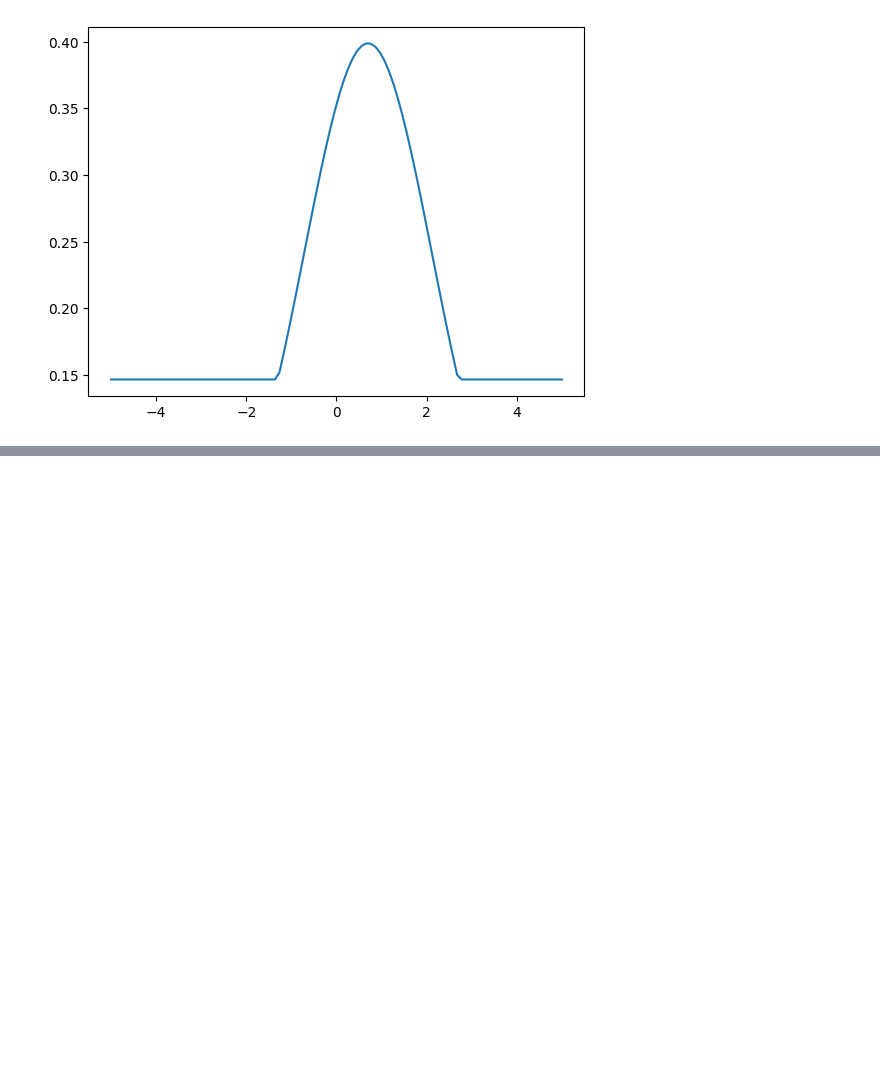
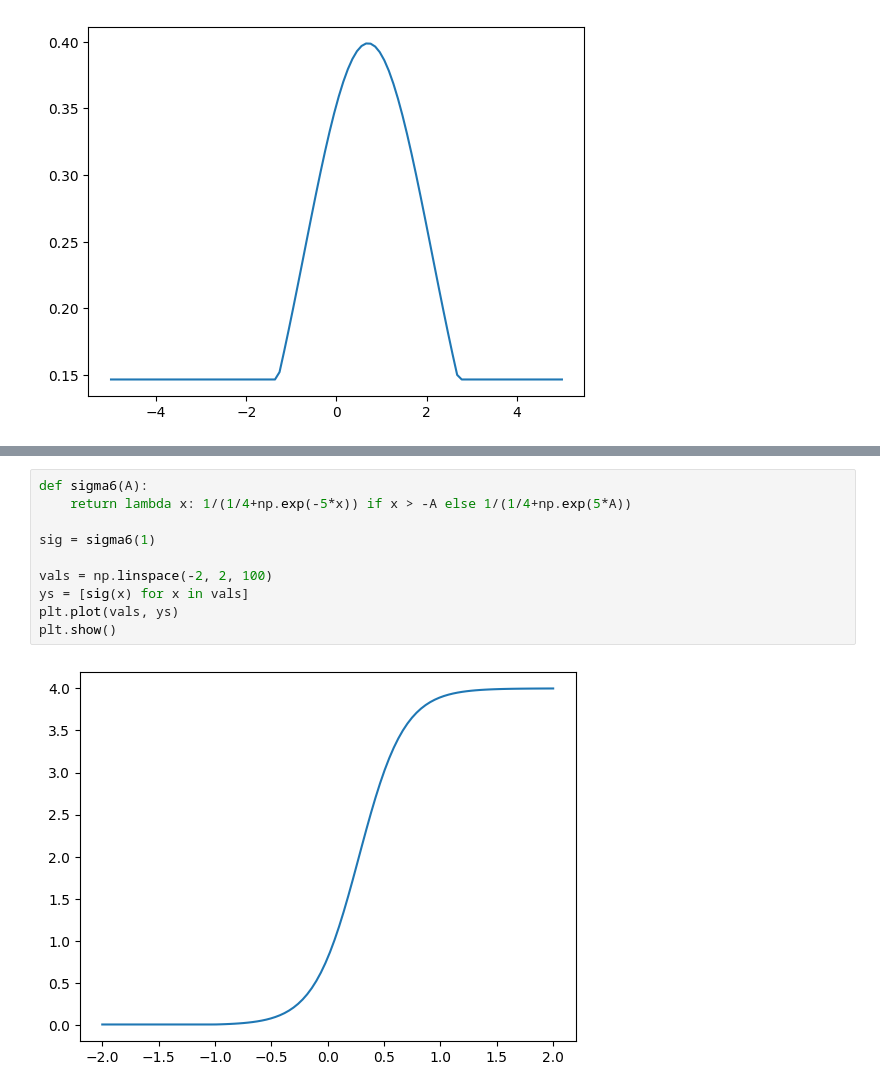
Before and after one commit to RasmusBrostroem/Data-driven-algorithms-for-Impulse-control-problem-Thesis, a Jupyter notebook: TestingDiffusionCoefficients.ipynb, the cells around one changed output, grey strips where cells are left out. Drawn from its saved outputs; the diff is of its cells as text; blank space fills up the shorter version.

```diff
--- a/TestingDiffusionCoefficients.ipynb
+++ b/TestingDiffusionCoefficients.ipynb
@@ -258,0 +293,12 @@ plt.show()
+# %%
+def sigma6(A):
+    return lambda x: 1/(1/4+np.exp(-5*x)) if x > -A else 1/(1/4+np.exp(5*A))
+
+sig = sigma6(1)
+
+vals = np.linspace(-2, 2, 100)
+ys = [sig(x) for x in vals]
+plt.plot(vals, ys)
+plt.show()
+# %% [output]
+[figure, added]
```
Also changed, not shown: parts of 8 cells of this notebook.
